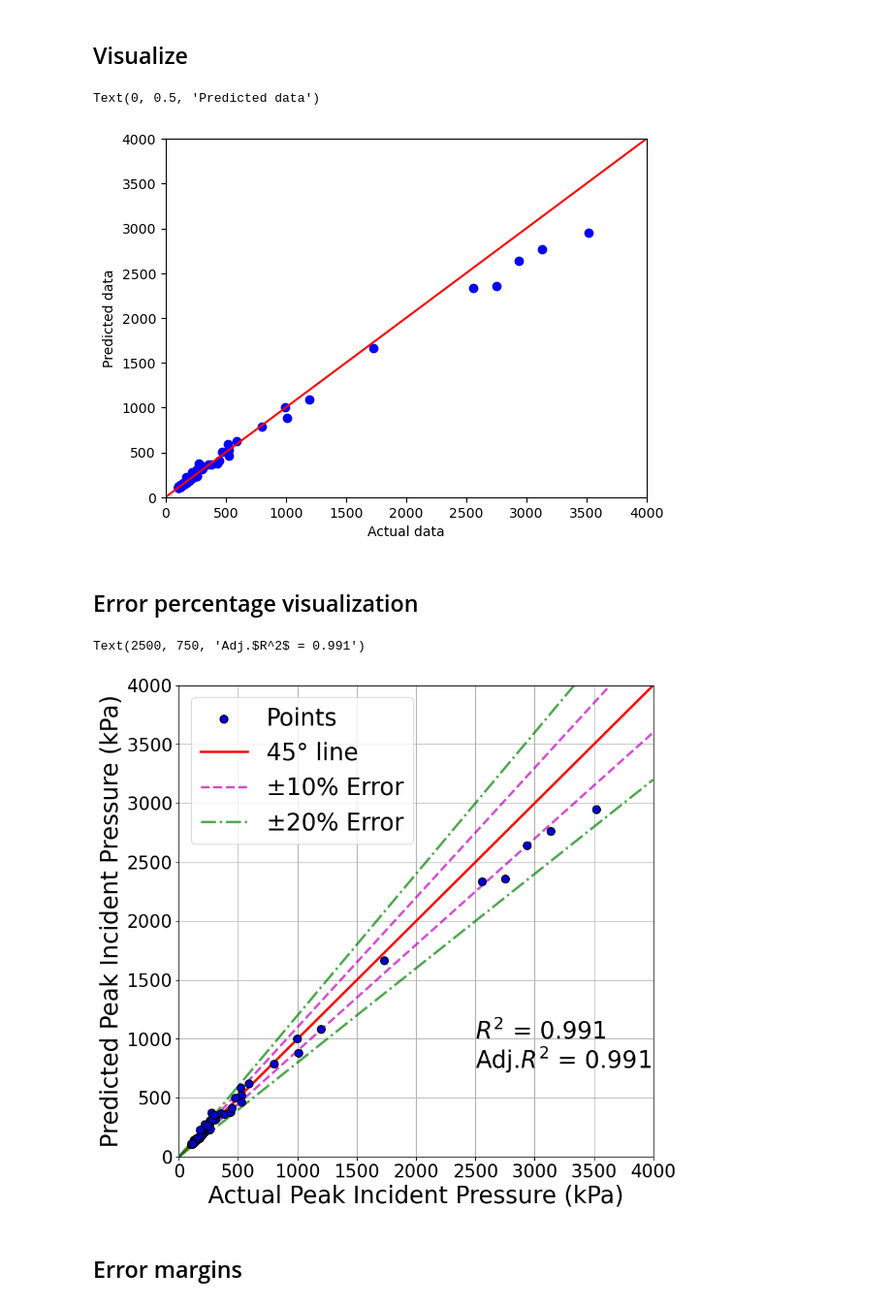
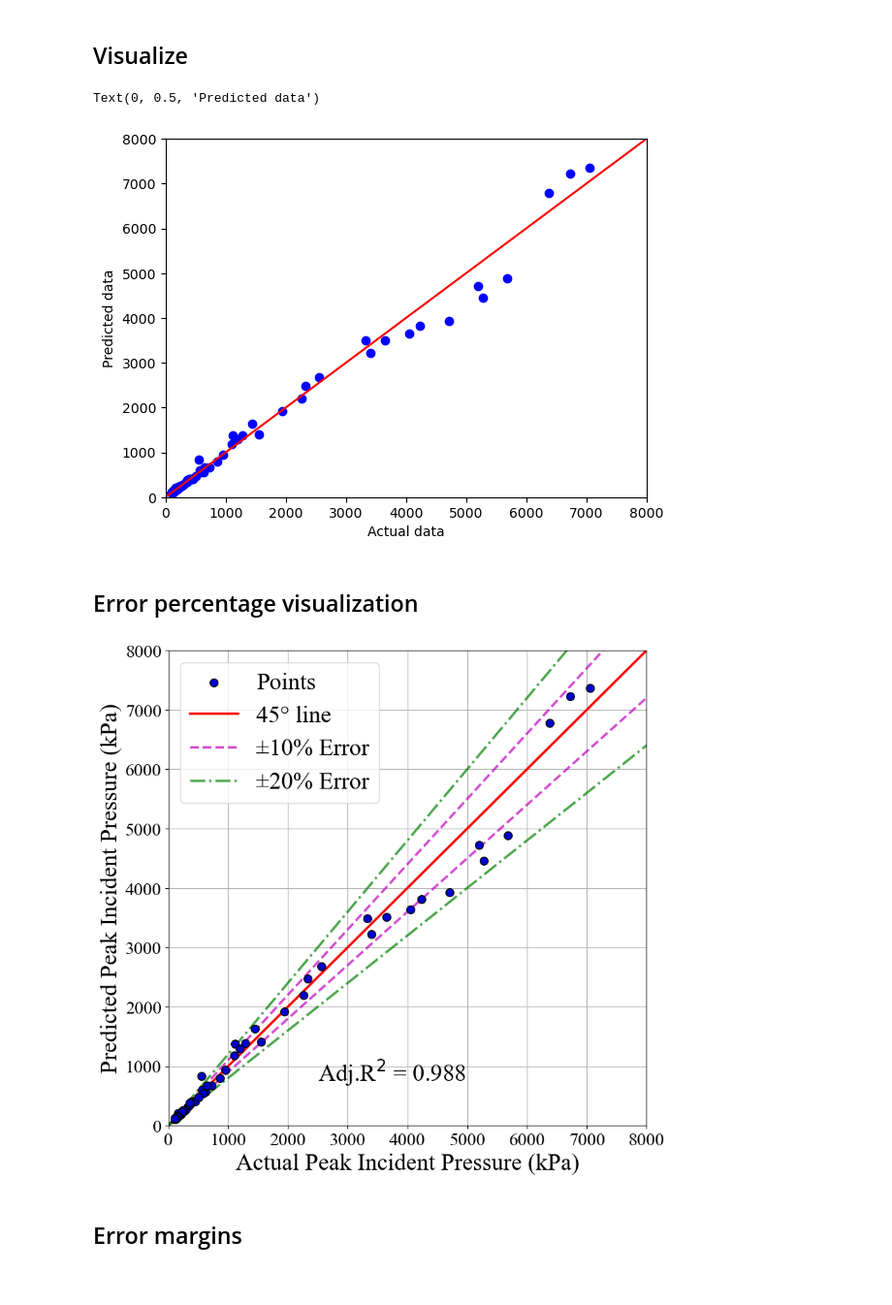
Before and after one commit to ChamodiWidanage/Pressure_Paper1, a Jupyter notebook: Random Forest_for_paper.ipynb, the cells around one changed output. Shown at 97% size. Saved outputs shown, nothing was run; the diff lists cells and outputs as text; code cells hidden in the pictures.

```diff
--- a/Random Forest_for_paper.ipynb
+++ b/Random Forest_for_paper.ipynb
@@ -7,7 +7,7 @@ import matplotlib.pyplot as plt
 import pandas as pd
 
 # Importing the dataset
-dataset = pd.read_excel('Dataset3.xlsx')
+dataset = pd.read_excel('PDataset4.xlsx')
 X = dataset.iloc[:, :-1].values
 y = dataset.iloc[:, -1].values
 
@@ -22,7 +22,9 @@ X = np.array(ct.fit_transform(X))
 
 # Splitting the dataset into the Training set and Test set
 from sklearn.model_selection import train_test_split
-X_train, X_test, y_train, y_test = train_test_split(X, y, test_size = 0.2, random_state = 100)
+X_train, X_test, y_train, y_test = train_test_split(X, y, test_size = 0.3, random_state = 71)
+# %%
+X_test, X_val, y_test, y_val = train_test_split(X_test, y_test, test_size = 0.5, random_state = 71)
 # %% [markdown]
 ## Calling the Random Forest Regressor
 # %%
@@ -32,7 +34,7 @@ regressor = RandomForestRegressor(random_state = 67)
 ## Applying Grid Search to find the best model and the best parameters
 # %%
 from sklearn.model_selection import GridSearchCV
-parameters = [{'max_depth': [6, 7, 8, 9, 10, 11, 12, 13, 14, 15, 16, 17, 18, 20],
+parameters = [{'max_depth': [5, 6, 7, 8, 9, 10, 11, 12, 13, 14, 15],
                'min_samples_split': [2, 3, 4],
                'min_samples_leaf': [1, 2, 3, 4],
                'n_estimators' : [5, 10, 25, 50, 100, 200]}]
@@ -53,10 +55,11 @@ Best Parameters: {'max_depth': 8, 'min_samples_leaf': 1, 'min_samples_split': 2,
 ## Training the Decision Tree Regression model on the Training set
 # %%
 from sklearn.ensemble import RandomForestRegressor
-regressor = RandomForestRegressor(n_estimators = 100,
-                                  max_depth = 8,
+regressor = RandomForestRegressor(n_estimators = 50,
+                                  max_depth = 7,
                                   min_samples_leaf = 1,
                                   min_samples_split = 2,
-                                  random_state = 67)
-regressor.fit(X_train, y_train)
+                                  random_state = 71)
+eval_set = [(X_train, y_train), (X_val, y_val)]
+regressor.fit(X_train, y_train, eval_metric = ["mae"], eval_set=eval_set, verbose = True)
 # %% [output]
@@ -141,13 +144,13 @@ mean_absolute_error(y_test, y_pred)
 ## Visualize
 # %%
 plt.scatter(y_test, y_pred, color="blue")
-plt.plot ([0,4000],[0,4000], color = "red")
-plt.axis ([0,4000,0,4000])
+plt.plot ([0,8000],[0,8000], color = "red")
+plt.axis ([0,8000,0,8000])
 plt.xlabel ('Actual data')
 plt.ylabel ('Predicted data')
 # %% [output]
 Text(0, 0.5, 'Predicted data')
-[figure, old version]
+[figure, new version]
 # %% [markdown]
 ## Error percentage visualization
 # %%
@@ -158,7 +161,9 @@ fig, ax = plt.subplots(figsize = (9, 9))
 
 #y = y_pred         # Model on prvious line is called here
 #x = y_test
-
+# Set the font to New Times Roman for all elements
+plt.rcParams['font.family'] = 'serif'
+plt.rcParams['font.serif'] = ['Times New Roman'] + plt.rcParams['font.serif']
 
 
 # Add scatterplot
@@ -175,41 +180,40 @@ ax.scatter(y_test, y_pred, s=70, alpha=1, edgecolors="k",c='mediumblue',zorder=5
 
 
 plt.ylabel('Predicted Peak Incident Pressure (kPa)',fontsize = 25)
 plt.xlabel('Actual Peak Incident Pressure (kPa)',fontsize = 25)
 plt.xticks(fontsize = 19)
 plt.yticks(fontsize = 19)
 
 
 # Plot regression line
 # ax.plot(xseq, a + b * xseq, color="Red", lw=2.5,label='X=Y',alpha=1);
 
 
-x1 = np.linspace(0,4000)
+x1 = np.linspace(0,8000)
 
 plt.plot(x1, x1, 'Red', label='45\N{DEGREE SIGN} line',lw=2.5,alpha=1)
 plt.plot(x1, 1.1*x1, '--m', label='\u00B110% Error',lw=2.5,alpha=0.7)
 plt.plot(x1, 0.9*x1,'m', linestyle='--',lw=2.5,alpha=0.7)
 plt.plot(x1, 1.2*x1, '-.g', label='\u00B120% Error',lw=2.5,alpha=0.7)
 plt.plot(x1, 0.8*x1,'-.g',lw=2.5,alpha=0.7)
 
-plt.ylim(0, 4000)
-plt.xlim(0, 4000)
+plt.ylim(0, 8000)
+plt.xlim(0, 8000)
 plt.legend(loc='upper left',fontsize = 25)
 
 plt.grid()
 
 ax.spines['left'].set_color('black')        # setting up Y-axis tick color to red
 ax.spines['bottom'].set_color('black')         #setting up above X-axis tick color to red
 
 
 
-ax.annotate("$R^2$ = {:.3f}".format(r2), (2500, 1000),fontsize = 25)  #Model is called here
-ax.annotate("Adj.$R^2$ = {:.3f}".format(adj_r2), (2500, 750),fontsize = 25)
+#ax.annotate("$R^2$ = {:.3f}".format(r2), (2500, 1000),fontsize = 25)  #Model is called here
+ax.annotate("Adj.R$^2$ = {:.3f}".format(adj_r2), (2500, 750),fontsize = 25)
 
-#plt.savefig('plot1.png', dpi = 600, bbox_inches = 'tight')
+plt.savefig('plotR1.png', dpi = 600, bbox_inches = 'tight')
 # %% [output]
-Text(2500, 750, 'Adj.$R^2$ = 0.991')
-[figure, old version]
+[figure, new version]
 # %% [markdown]
 ## Error margins
 # %%
```
Also changed, not shown: parts of 12 cells of this notebook, 12 other files.
